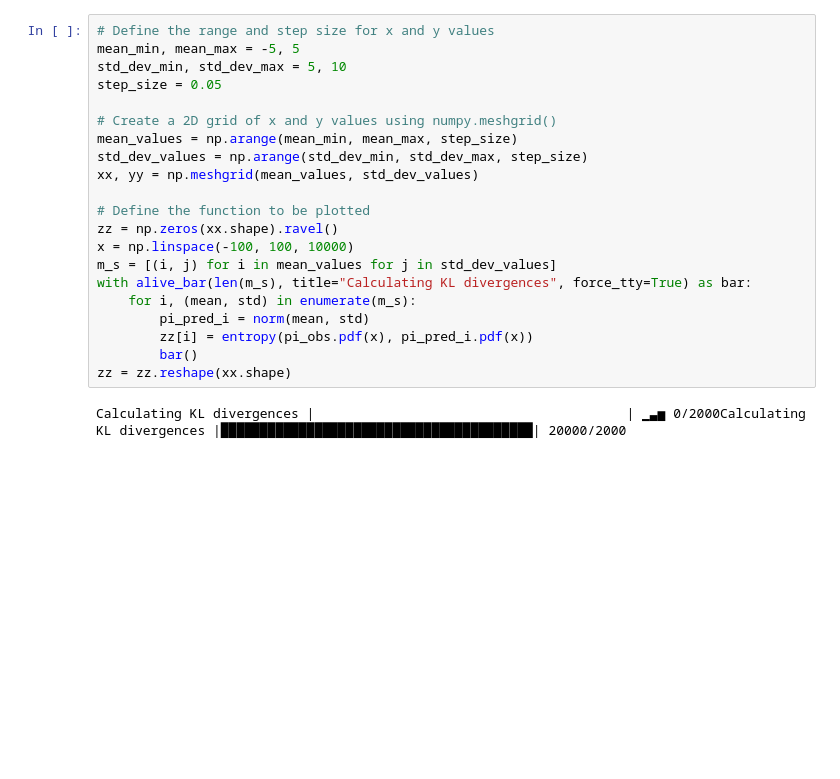
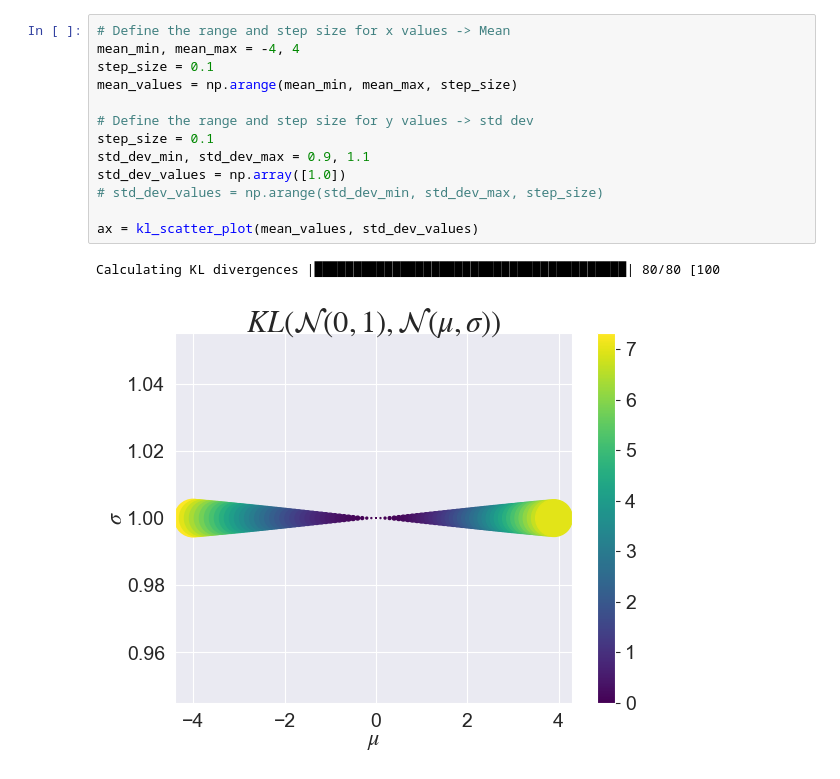
Before and after one commit to UT-CHG/pyDCI, a Jupyter notebook: notebooks/KL-Divergence-Tests.ipynb, the cells around one changed output. Saved outputs shown, nothing was run; the diff lists cells and outputs as text; blank space fills up the shorter version.

```diff
--- a/notebooks/KL-Divergence-Tests.ipynb
+++ b/notebooks/KL-Divergence-Tests.ipynb
@@ -60,23 +150,16 @@ NameError: name 'pi_obs_x' is not defined
 # %%
-# Define the range and step size for x and y values
-mean_min, mean_max = -5, 5
-std_dev_min, std_dev_max = 5, 10
-step_size = 0.05
+# Define the range and step size for x values -> Mean
+mean_min, mean_max = -4, 4
+step_size = 0.1
+mean_values = np.arange(mean_min, mean_max, step_size)
 
-# Create a 2D grid of x and y values using numpy.meshgrid()
-mean_values = np.arange(mean_min, mean_max, step_size)
-std_dev_values = np.arange(std_dev_min, std_dev_max, step_size)
-xx, yy = np.meshgrid(mean_values, std_dev_values)
+# Define the range and step size for y values -> std dev
+step_size = 0.1
+std_dev_min, std_dev_max = 0.9, 1.1
+std_dev_values = np.array([1.0])
+# std_dev_values = np.arange(std_dev_min, std_dev_max, step_size)
 
-# Define the function to be plotted
-zz = np.zeros(xx.shape).ravel()
-x = np.linspace(-100, 100, 10000)
-m_s = [(i, j) for i in mean_values for j in std_dev_values]
-with alive_bar(len(m_s), title="Calculating KL divergences", force_tty=True) as bar:
-    for i, (mean, std) in enumerate(m_s):
-        pi_pred_i = norm(mean, std)
-        zz[i] = entropy(pi_obs.pdf(x), pi_pred_i.pdf(x))
-        bar()
-zz = zz.reshape(xx.shape)
+ax = kl_scatter_plot(mean_values, std_dev_values)
 # %% [output]
-Calculating KL divergences |                                        | ▁▃▅ 0/2000Calculating KL divergences |████████████████████████████████████████| 20000/2000
+Calculating KL divergences |████████████████████████████████████████| 80/80 [100
+[figure, added]
```
Also changed, not shown: parts of 14 cells of this notebook, 16 other files.
